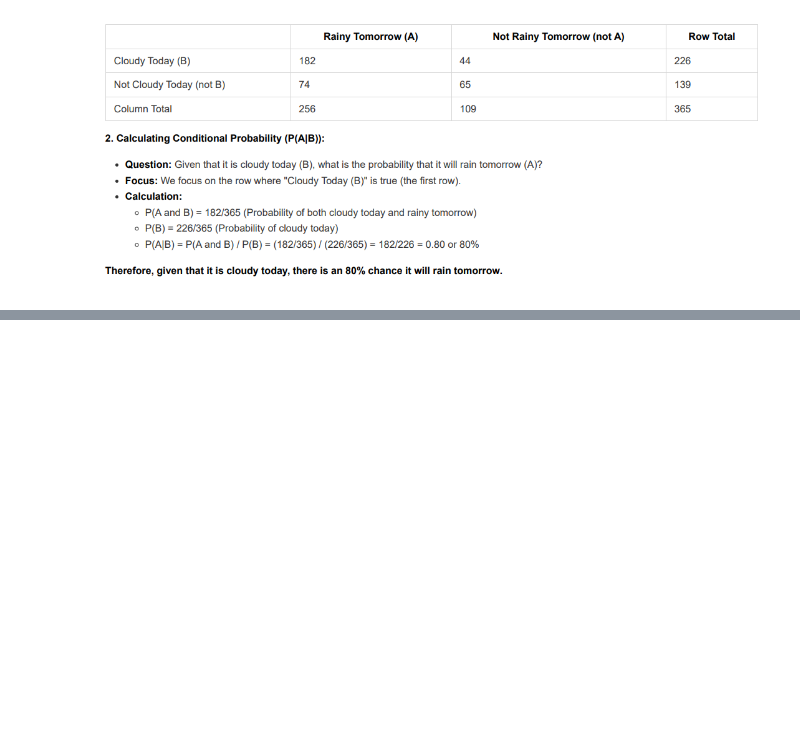
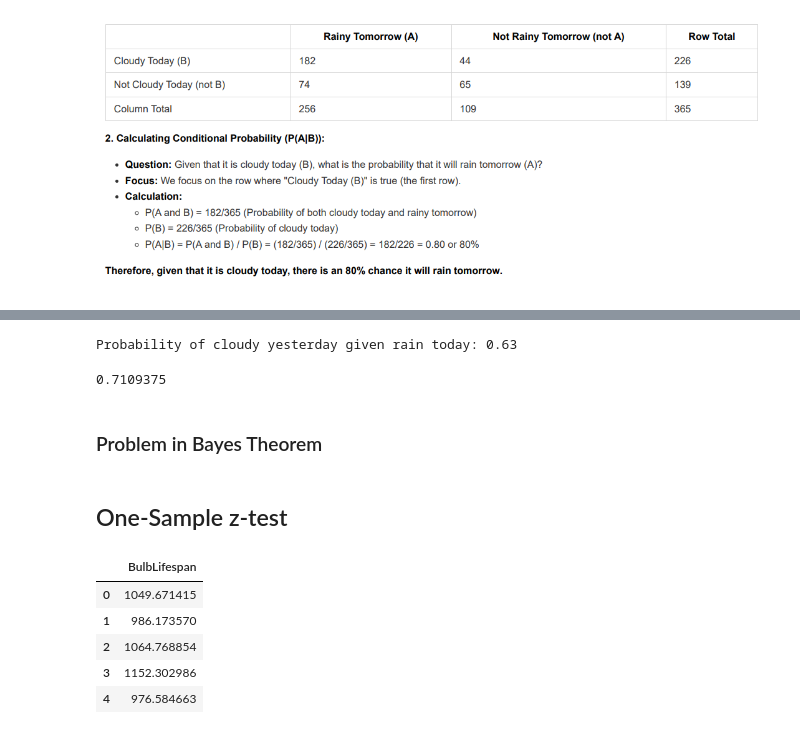
Before and after one commit to TanjiEvan/Python, a Jupyter notebook: Statistics/Basic.ipynb, the cells around one changed output, grey strips where cells are left out. Drawn from its saved outputs; the diff is of its cells as text; code cells hidden in the pictures; blank space fills up the shorter version.

Commit message:
Added One-Sample z-test

```diff
--- a/Statistics/Basic.ipynb
+++ b/Statistics/Basic.ipynb
@@ -649,0 +665,30 @@ third class (24%). This highlights how conditional probability can reveal relati
+# %%
+# Bayes' Theorem: P(Cloudy yesterday | Rain today)
+prob_cloudy_given_rain = (cloudy_then_rainy / rainy_days) * (cloudy_days / rainy_days)
+# Output the results
+
+print(f"Probability of cloudy yesterday given rain today: {prob_cloudy_given_rain:.2f}")
+# %% [output]
+Probability of cloudy yesterday given rain today: 0.63
+# %%
+(prob_rain_given_cloudy*cloudy_days)/ rainy_days
+# %% [output]
+0.7109375
+# %% [markdown]
+### Problem in Bayes Theorem
+# %% [markdown]
+## One-Sample z-test
+# %%
+import pandas as pd
+from scipy import stats
+# Load the bulb lifespan data from the CSV file
+df = pd.read_csv("bulb_lifespans.csv")
+# %%
+df.head()
+# %% [output]
+|  | BulbLifespan |
+| 0 | 1049.671415 |
+| 1 | 986.173570 |
+| 2 | 1064.768854 |
+| 3 | 1152.302986 |
+| 4 | 976.584663 |
```
Also changed, not shown: parts of 11 cells of this notebook.
